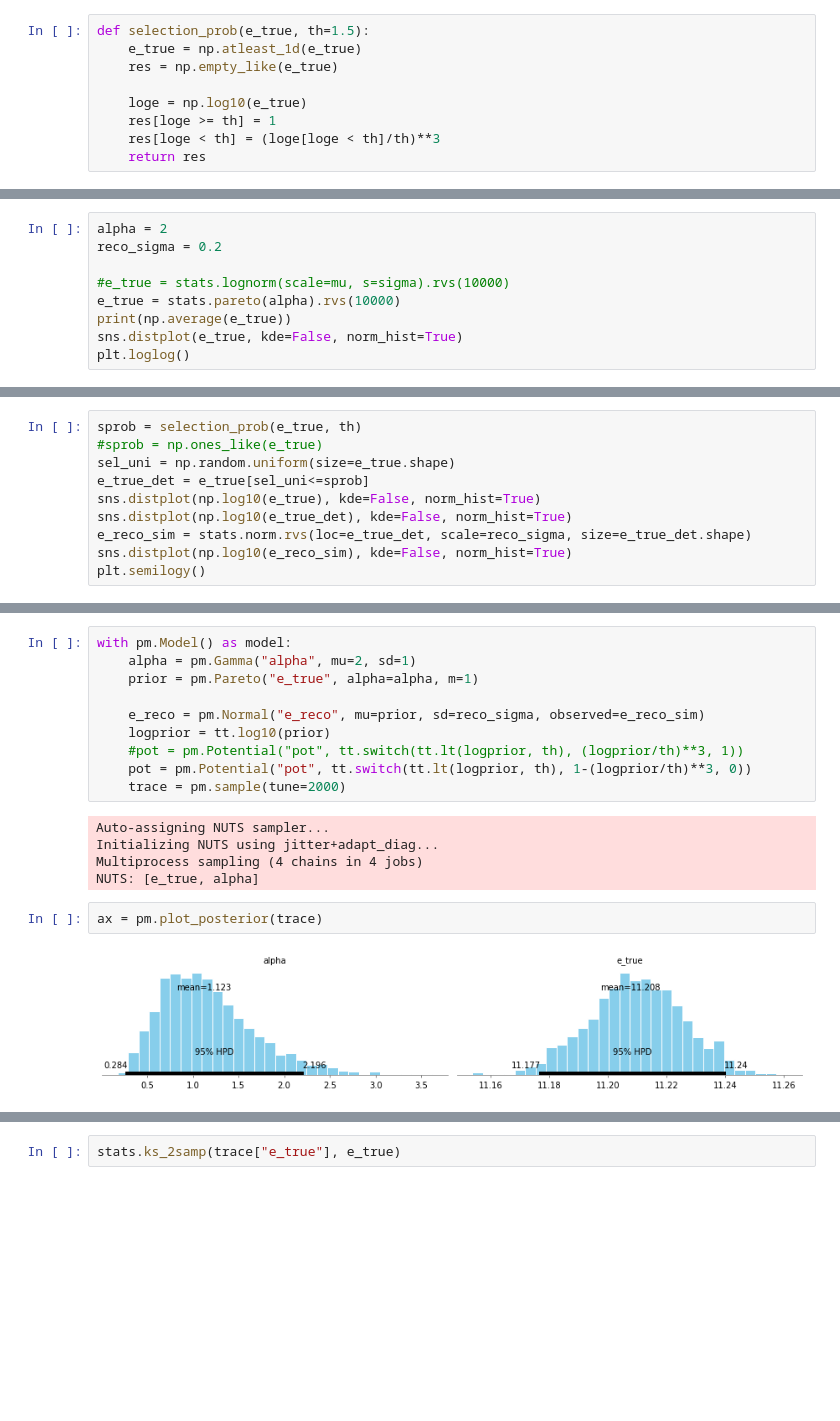
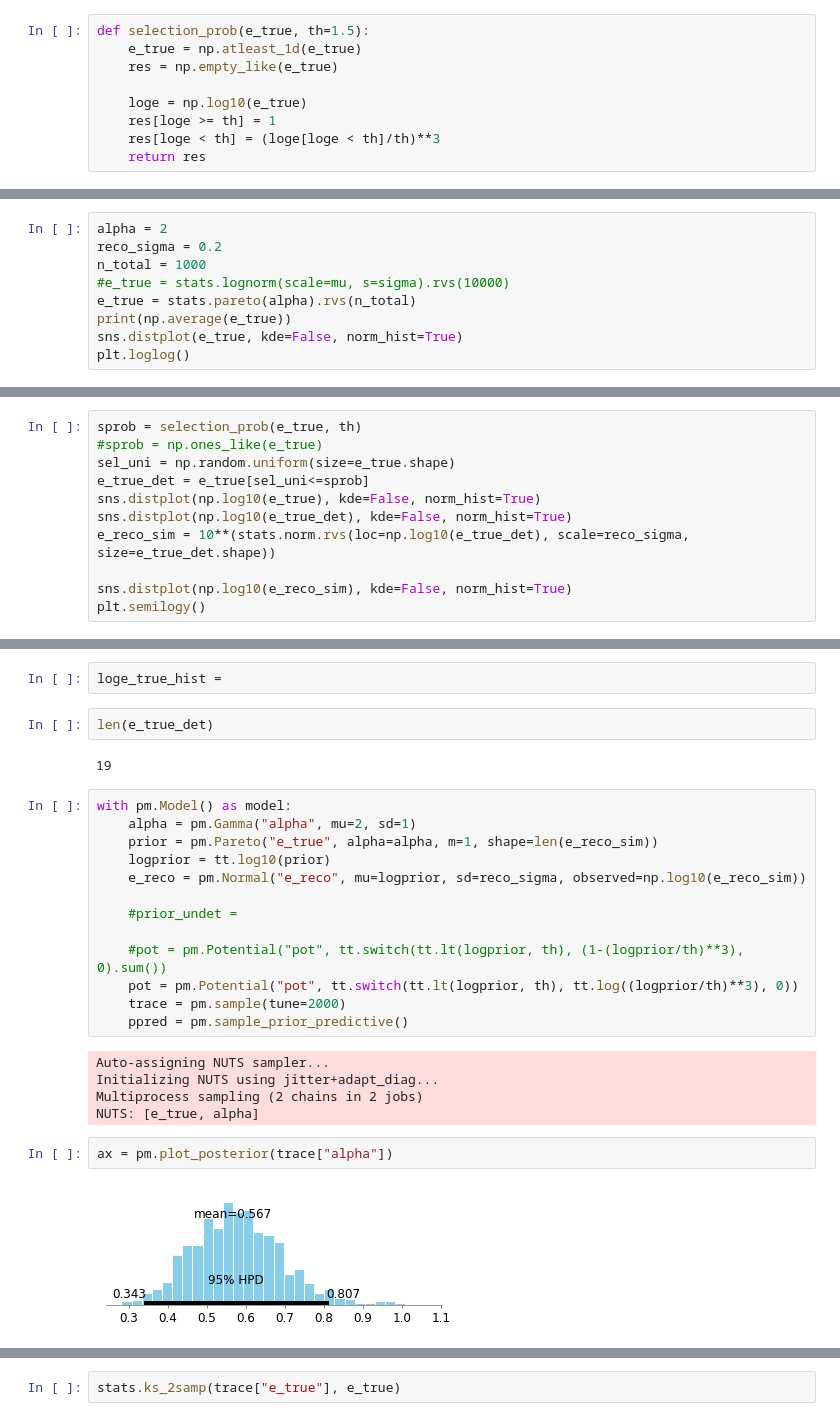
Before and after one commit to specktakel/hierarchical_nu, a Jupyter notebook: sandbox/sampling_bias.ipynb, the cells around one changed output, grey strips where cells are left out. Drawn from its saved outputs; the diff is of its cells as text; blank space fills up the shorter version.

Commit message:
update to sampling bias notebook

```diff
--- a/sandbox/sampling_bias.ipynb
+++ b/sandbox/sampling_bias.ipynb
@@ -25,9 +25,9 @@ plt.semilogx()
 # %%
 alpha = 2
 reco_sigma = 0.2
-
+n_total = 1000
 #e_true = stats.lognorm(scale=mu, s=sigma).rvs(10000)
-e_true = stats.pareto(alpha).rvs(10000)
+e_true = stats.pareto(alpha).rvs(n_total)
 print(np.average(e_true))
 sns.distplot(e_true, kde=False, norm_hist=True)
 plt.loglog()
@@ -42,7 +42,8 @@ sel_uni = np.random.uniform(size=e_true.shape)
 e_true_det = e_true[sel_uni<=sprob]
 sns.distplot(np.log10(e_true), kde=False, norm_hist=True)
 sns.distplot(np.log10(e_true_det), kde=False, norm_hist=True)
-e_reco_sim = stats.norm.rvs(loc=e_true_det, scale=reco_sigma, size=e_true_det.shape)
+e_reco_sim = 10**(stats.norm.rvs(loc=np.log10(e_true_det), scale=reco_sigma, size=e_true_det.shape))
+
 sns.distplot(np.log10(e_reco_sim), kde=False, norm_hist=True)
 plt.semilogy()
 # %% [output]
@@ -51,19 +52,28 @@ plt.semilogy()
+# %%
+loge_true_hist =
+# %%
+len(e_true_det)
+# %% [output]
+19
 # %%
 with pm.Model() as model:
     alpha = pm.Gamma("alpha", mu=2, sd=1)
-    prior = pm.Pareto("e_true", alpha=alpha, m=1)
+    prior = pm.Pareto("e_true", alpha=alpha, m=1, shape=len(e_reco_sim))
+    logprior = tt.log10(prior)
+    e_reco = pm.Normal("e_reco", mu=logprior, sd=reco_sigma, observed=np.log10(e_reco_sim))
 
-    e_reco = pm.Normal("e_reco", mu=prior, sd=reco_sigma, observed=e_reco_sim)
-    logprior = tt.log10(prior)
-    #pot = pm.Potential("pot", tt.switch(tt.lt(logprior, th), (logprior/th)**3, 1))
-    pot = pm.Potential("pot", tt.switch(tt.lt(logprior, th), 1-(logprior/th)**3, 0))
+    #prior_undet =
+
+    #pot = pm.Potential("pot", tt.switch(tt.lt(logprior, th), (1-(logprior/th)**3), 0).sum())
+    pot = pm.Potential("pot", tt.switch(tt.lt(logprior, th), tt.log((logprior/th)**3), 0))
     trace = pm.sample(tune=2000)
+    ppred = pm.sample_prior_predictive()
 # %% [output]
 Auto-assigning NUTS sampler...
 Initializing NUTS using jitter+adapt_diag...
-Multiprocess sampling (4 chains in 4 jobs)
+Multiprocess sampling (2 chains in 2 jobs)
 NUTS: [e_true, alpha]
 # %%
-ax = pm.plot_posterior(trace)
+ax = pm.plot_posterior(trace["alpha"])
 # %% [output]
-[figure, old version]
+[figure, new version]
```
Also changed, not shown: parts of 7 cells of this notebook.
